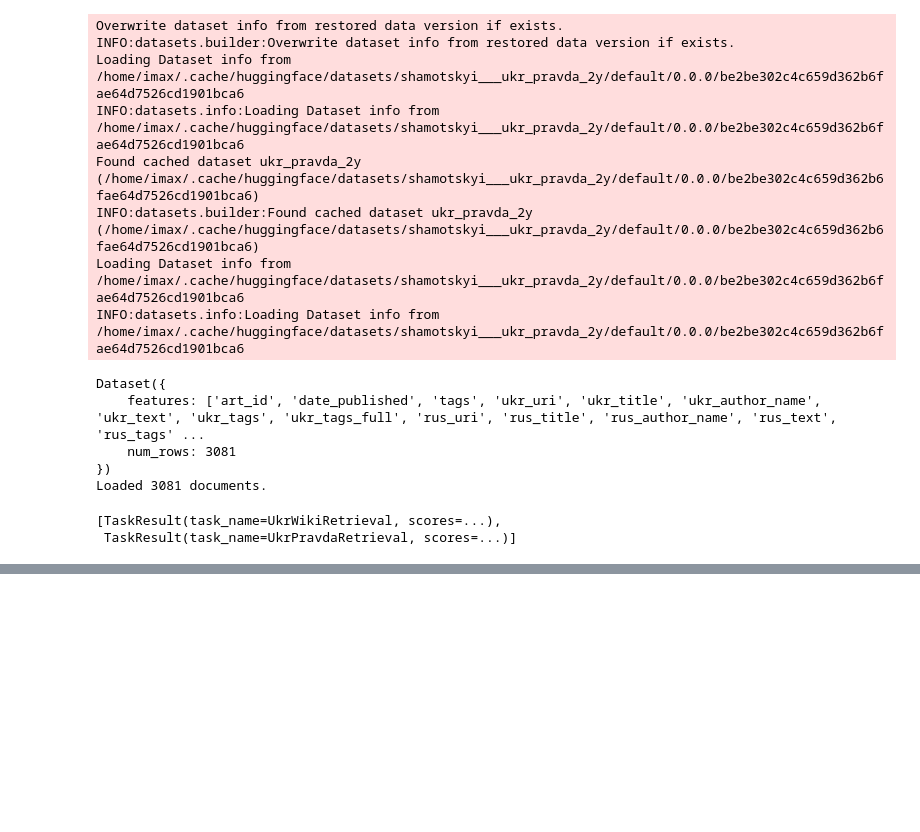
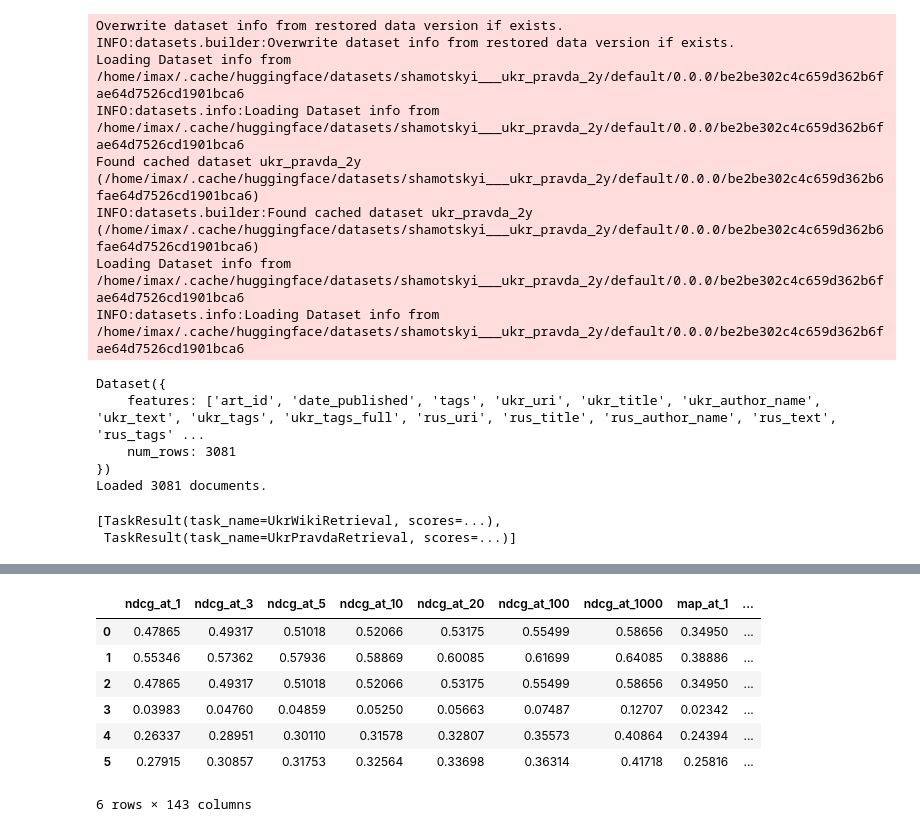
Before and after one commit to Adeon18/Golden-Retriever, a Jupyter notebook: sentence-transformers-playground.ipynb, the cells around one changed output, grey strips where cells are left out. Drawn from its saved outputs; the diff is of its cells as text; code cells hidden in the pictures; blank space fills up the shorter version.

```diff
--- a/sentence-transformers-playground.ipynb
+++ b/sentence-transformers-playground.ipynb
@@ -433,0 +500,8 @@ Loaded 3081 documents.
+# %%
+result_index = pd.MultiIndex.from_product([['UkrWikiRetrieval', 'UkrPravdaRetrieval'],
+                                           ['recall_at_1', 'recall_at_3', 'recall_at_5', 'ndcg_at_1', 'ndcg_at_3',
+                                            'ndcg_at_5', ]], names=['task', 'score'])
+
+df[('UkrWikiRetrieval', 'scores')] = pd.json_normalize(df['UkrWikiRetrieval'])['scores.test']
+
+df
@@ -433,0 +535,11 @@ Loaded 3081 documents.
+# %%
+pd.json_normalize((pd.json_normalize(df['UkrWikiRetrieval'])['scores.test']).explode())
+# %% [output]
+|  | ndcg_at_1 | ndcg_at_3 | ndcg_at_5 | ndcg_at_10 | ndcg_at_20 | ndcg_at_100 | ndcg_at_1000 | map_at_1 | ... |
+| 0 | 0.47865 | 0.49317 | 0.51018 | 0.52066 | 0.53175 | 0.55499 | 0.58656 | 0.34950 | ... |
+| 1 | 0.55346 | 0.57362 | 0.57936 | 0.58869 | 0.60085 | 0.61699 | 0.64085 | 0.38886 | ... |
+| 2 | 0.47865 | 0.49317 | 0.51018 | 0.52066 | 0.53175 | 0.55499 | 0.58656 | 0.34950 | ... |
+| 3 | 0.03983 | 0.04760 | 0.04859 | 0.05250 | 0.05663 | 0.07487 | 0.12707 | 0.02342 | ... |
+| 4 | 0.26337 | 0.28951 | 0.30110 | 0.31578 | 0.32807 | 0.35573 | 0.40864 | 0.24394 | ... |
+| 5 | 0.27915 | 0.30857 | 0.31753 | 0.32564 | 0.33698 | 0.36314 | 0.41718 | 0.25816 | ... |
+6 rows × 143 columns
```
Also changed, not shown: parts of 10 cells of this notebook, 2 other files.
